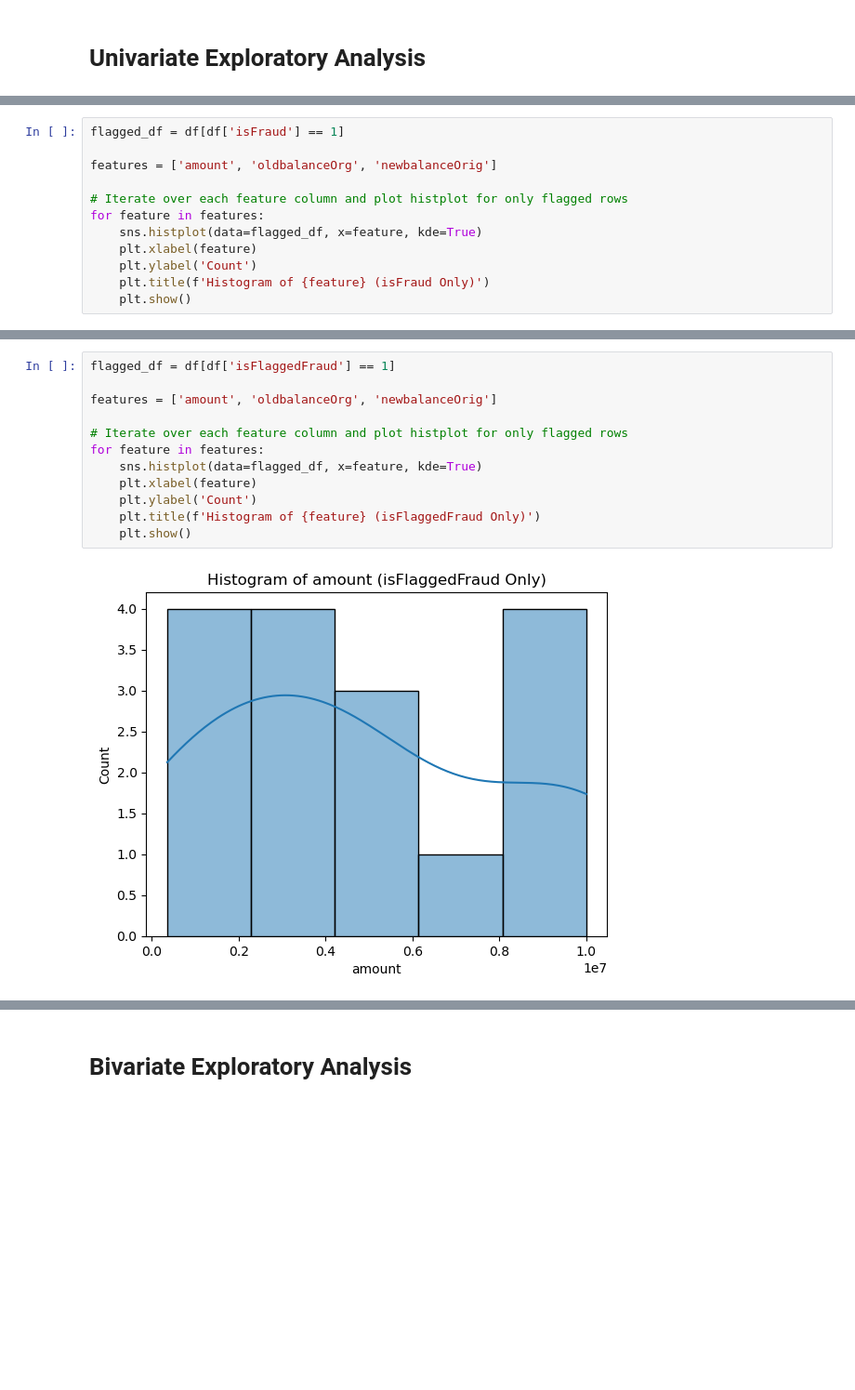
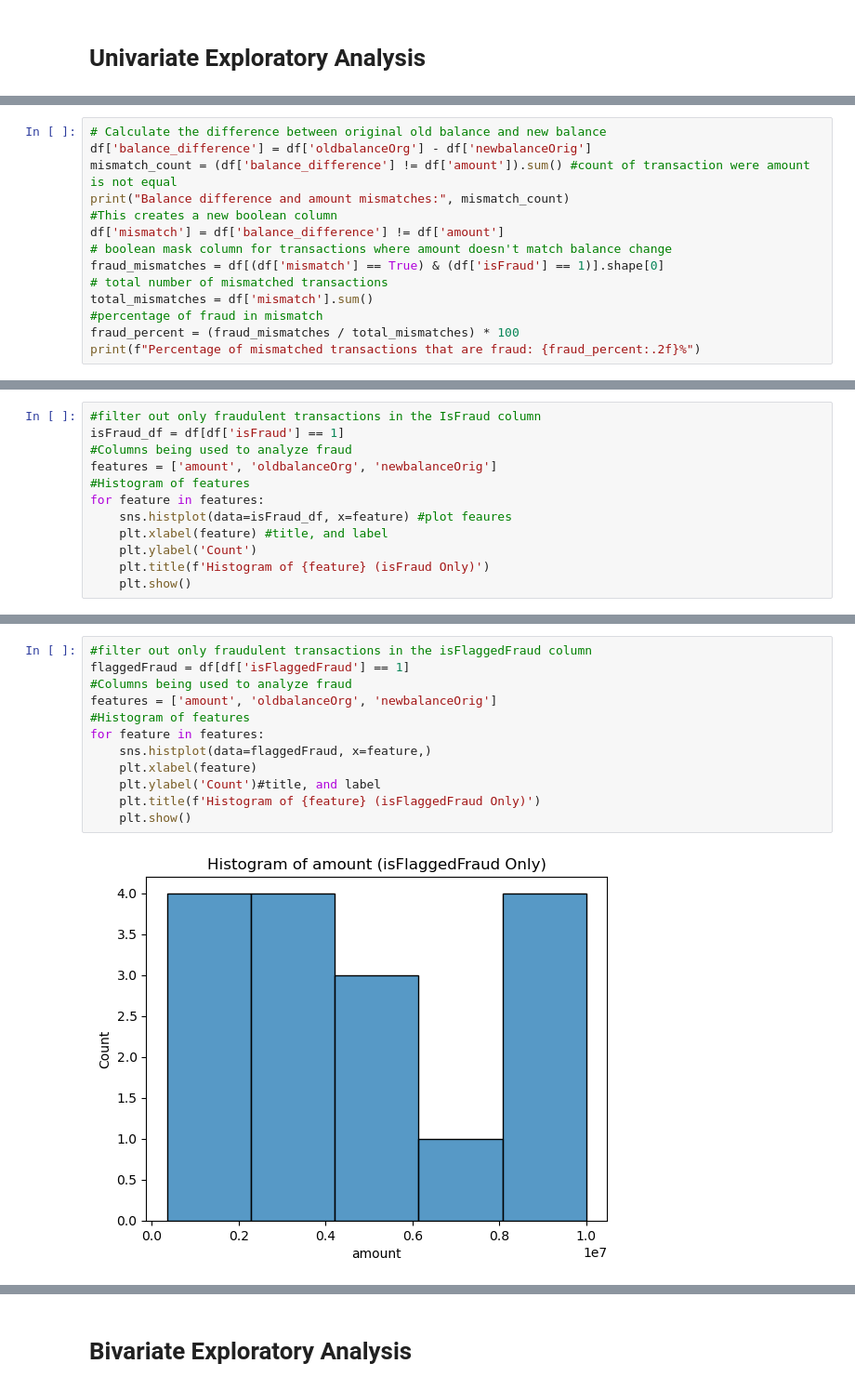
Before and after one commit to ricardijj1/Financial-Fraud-Project, a Jupyter notebook: code/eda.ipynb, the cells around one changed output, grey strips where cells are left out. Shown at 93% size. Saved outputs shown, nothing was run; the diff lists cells and outputs as text; blank space fills up the shorter version.

```diff
--- a/code/eda.ipynb
+++ b/code/eda.ipynb
@@ -81,0 +147,14 @@ df['amount'].plot.box()
+# %%
+# Calculate the difference between original old balance and new balance
+df['balance_difference'] = df['oldbalanceOrg'] - df['newbalanceOrig']
+mismatch_count = (df['balance_difference'] != df['amount']).sum() #count of transaction were amount is not equal
+print("Balance difference and amount mismatches:", mismatch_count)
+#This creates a new boolean column
+df['mismatch'] = df['balance_difference'] != df['amount']
+# boolean mask column for transactions where amount doesn't match balance change
+fraud_mismatches = df[(df['mismatch'] == True) & (df['isFraud'] == 1)].shape[0]
+# total number of mismatched transactions
+total_mismatches = df['mismatch'].sum()
+#percentage of fraud in mismatch
+fraud_percent = (fraud_mismatches / total_mismatches) * 100
+print(f"Percentage of mismatched transactions that are fraud: {fraud_percent:.2f}%")
@@ -121,12 +175,12 @@ plt.show()
 # %%
-flagged_df = df[df['isFraud'] == 1]
-
+#filter out only fraudulent transactions in the IsFraud column
+isFraud_df = df[df['isFraud'] == 1]
+#Columns being used to analyze fraud
 features = ['amount', 'oldbalanceOrg', 'newbalanceOrig']
-
-# Iterate over each feature column and plot histplot for only flagged rows
+#Histogram of features
 for feature in features:
-    sns.histplot(data=flagged_df, x=feature, kde=True)
-    plt.xlabel(feature)
+    sns.histplot(data=isFraud_df, x=feature) #plot feaures
+    plt.xlabel(feature) #title, and label
     plt.ylabel('Count')
     plt.title(f'Histogram of {feature} (isFraud Only)')
     plt.show()
@@ -137,14 +193,14 @@ for feature in features:
 # %%
-flagged_df = df[df['isFlaggedFraud'] == 1]
-
+#filter out only fraudulent transactions in the isFlaggedFraud column
+flaggedFraud = df[df['isFlaggedFraud'] == 1]
+#Columns being used to analyze fraud
 features = ['amount', 'oldbalanceOrg', 'newbalanceOrig']
-
-# Iterate over each feature column and plot histplot for only flagged rows
+#Histogram of features
 for feature in features:
-    sns.histplot(data=flagged_df, x=feature, kde=True)
+    sns.histplot(data=flaggedFraud, x=feature,)
     plt.xlabel(feature)
-    plt.ylabel('Count')
+    plt.ylabel('Count')#title, and label
     plt.title(f'Histogram of {feature} (isFlaggedFraud Only)')
     plt.show()
 # %% [output]
-[figure, old version]
+[figure, new version]
```
Also changed, not shown: parts of 50 cells of this notebook, 6 other files.
